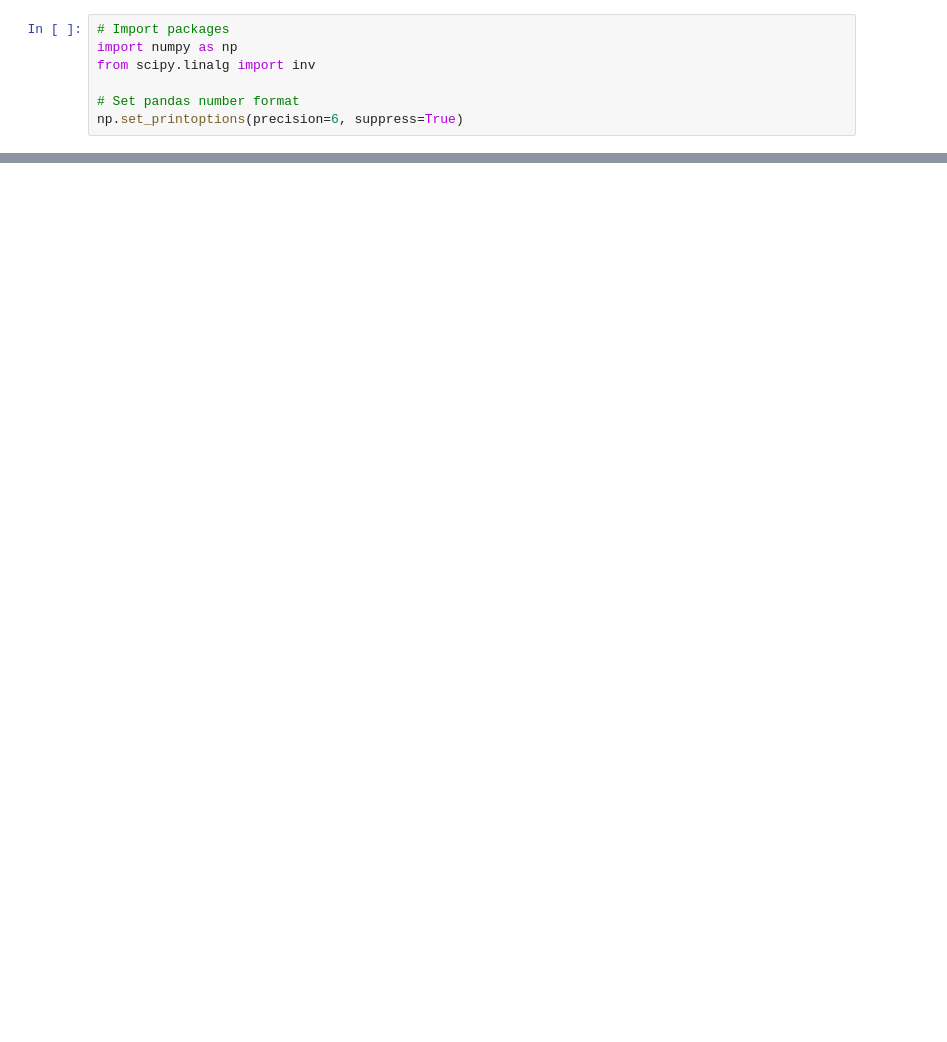
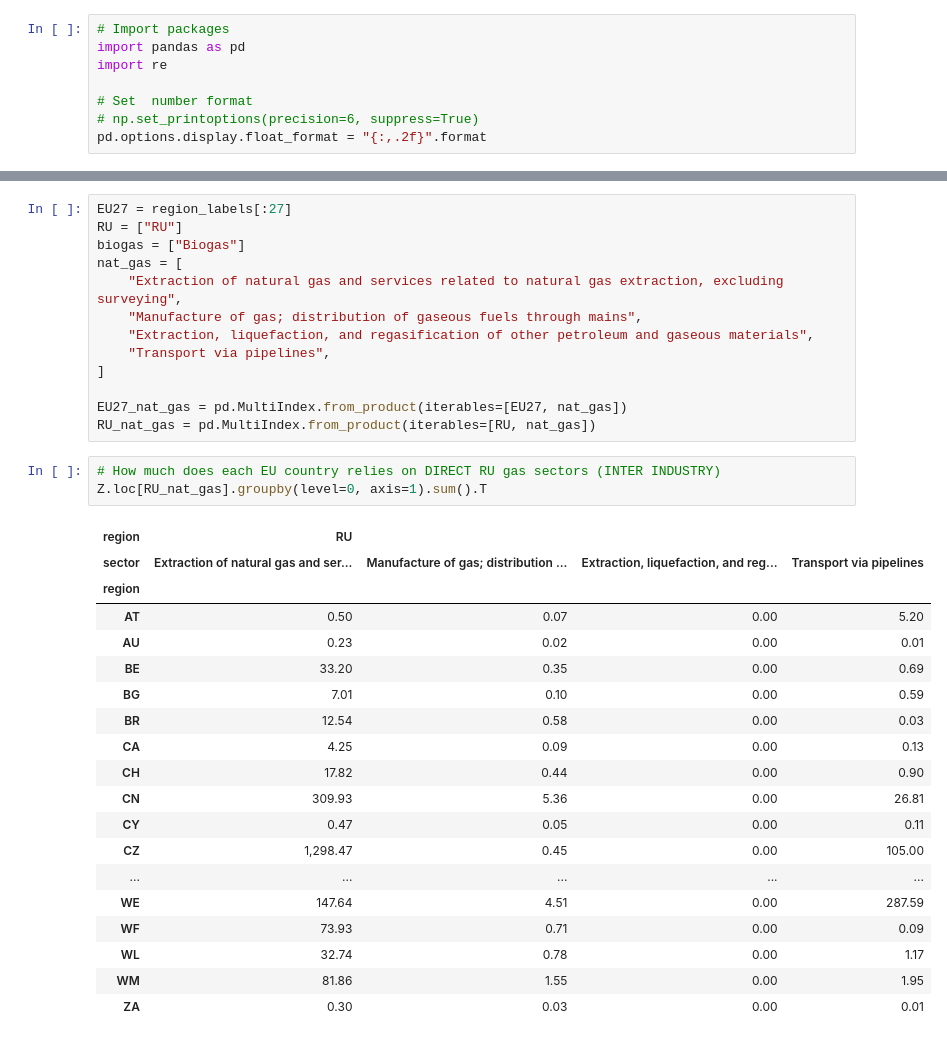
Before and after one commit to adrien-perello/EEIOA, a Jupyter notebook: notebooks/IGA.ipynb, the cells around one changed output, grey strips where cells are left out. Drawn from its saved outputs; the diff is of its cells as text; blank space fills up the shorter version.

Commit message:
direct dependance on RU nat gas

```diff
--- a/notebooks/IGA.ipynb
+++ b/notebooks/IGA.ipynb
@@ -5,7 +1,8 @@ Example taken from:
 # %%
 # Import packages
-import numpy as np
-from scipy.linalg import inv
+import pandas as pd
+import re
 
-# Set pandas number format
-np.set_printoptions(precision=6, suppress=True)
+# Set  number format
+# np.set_printoptions(precision=6, suppress=True)
+pd.options.display.float_format = "{:,.2f}".format
@@ -172,0 +65,36 @@ $$\Delta r = -0.0015$$
+# %%
+EU27 = region_labels[:27]
+RU = ["RU"]
+biogas = ["Biogas"]
+nat_gas = [
+    "Extraction of natural gas and services related to natural gas extraction, excluding surveying",
+    "Manufacture of gas; distribution of gaseous fuels through mains",
+    "Extraction, liquefaction, and regasification of other petroleum and gaseous materials",
+    "Transport via pipelines",
+]
+
+EU27_nat_gas = pd.MultiIndex.from_product(iterables=[EU27, nat_gas])
+RU_nat_gas = pd.MultiIndex.from_product(iterables=[RU, nat_gas])
+# %%
+# How much does each EU country relies on DIRECT RU gas sectors (INTER INDUSTRY)
+Z.loc[RU_nat_gas].groupby(level=0, axis=1).sum().T
+# %% [output]
+| region | RU |  |  |  |
+| sector | Extraction of natural gas and ser... | Manufacture of gas; distribution ... | Extraction, liquefaction, and reg... | Transport via pipelines |
+| region |  |  |  |  |
+| AT | 0.50 | 0.07 | 0.00 | 5.20 |
+| AU | 0.23 | 0.02 | 0.00 | 0.01 |
+| BE | 33.20 | 0.35 | 0.00 | 0.69 |
+| BG | 7.01 | 0.10 | 0.00 | 0.59 |
+| BR | 12.54 | 0.58 | 0.00 | 0.03 |
+| CA | 4.25 | 0.09 | 0.00 | 0.13 |
+| CH | 17.82 | 0.44 | 0.00 | 0.90 |
+| CN | 309.93 | 5.36 | 0.00 | 26.81 |
+| CY | 0.47 | 0.05 | 0.00 | 0.11 |
+| CZ | 1,298.47 | 0.45 | 0.00 | 105.00 |
+| ... | ... | ... | ... | ... |
+| WE | 147.64 | 4.51 | 0.00 | 287.59 |
+| WF | 73.93 | 0.71 | 0.00 | 0.09 |
+| WL | 32.74 | 0.78 | 0.00 | 1.17 |
+| WM | 81.86 | 1.55 | 0.00 | 1.95 |
+| ZA | 0.30 | 0.03 | 0.00 | 0.01 |
```
Also changed, not shown: parts of 29 cells of this notebook.
